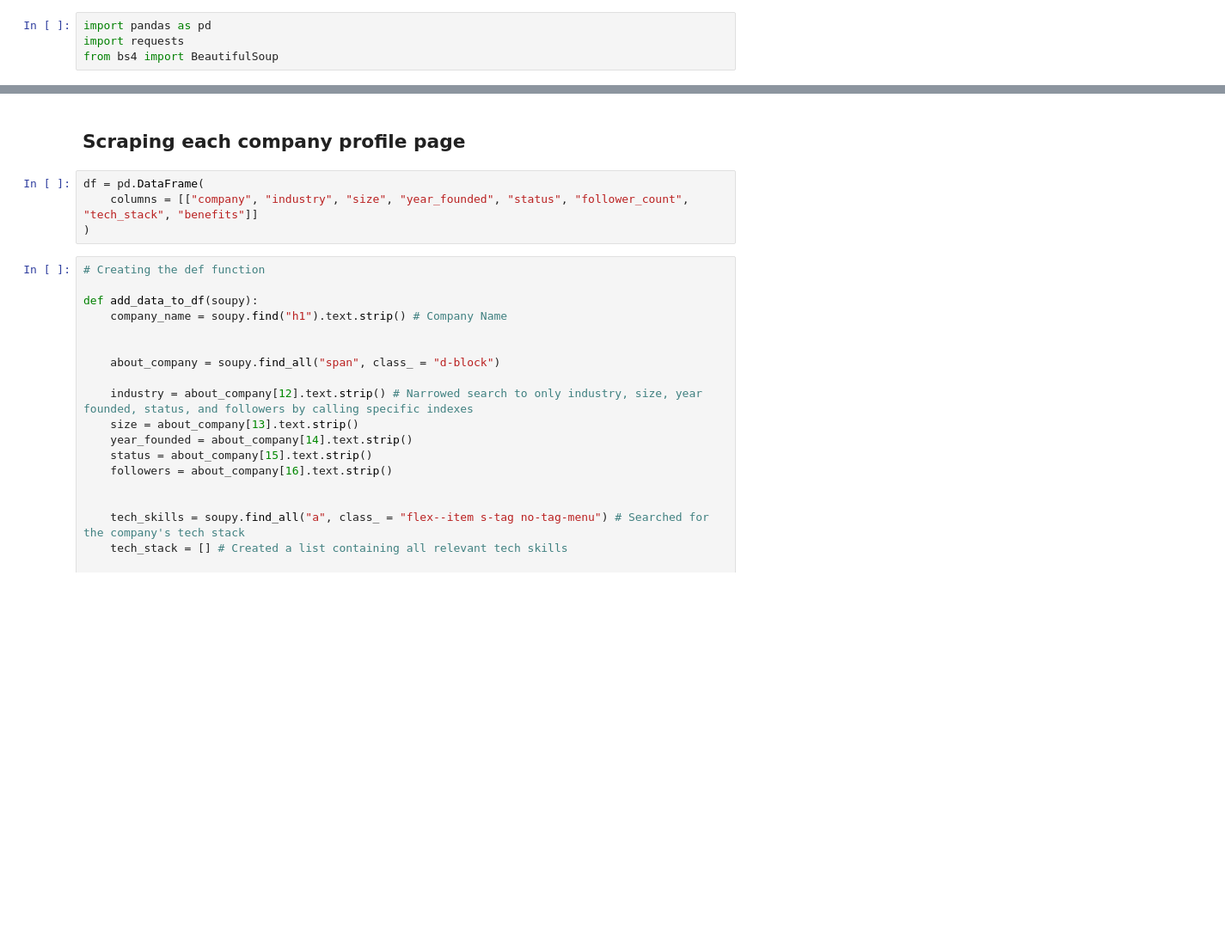
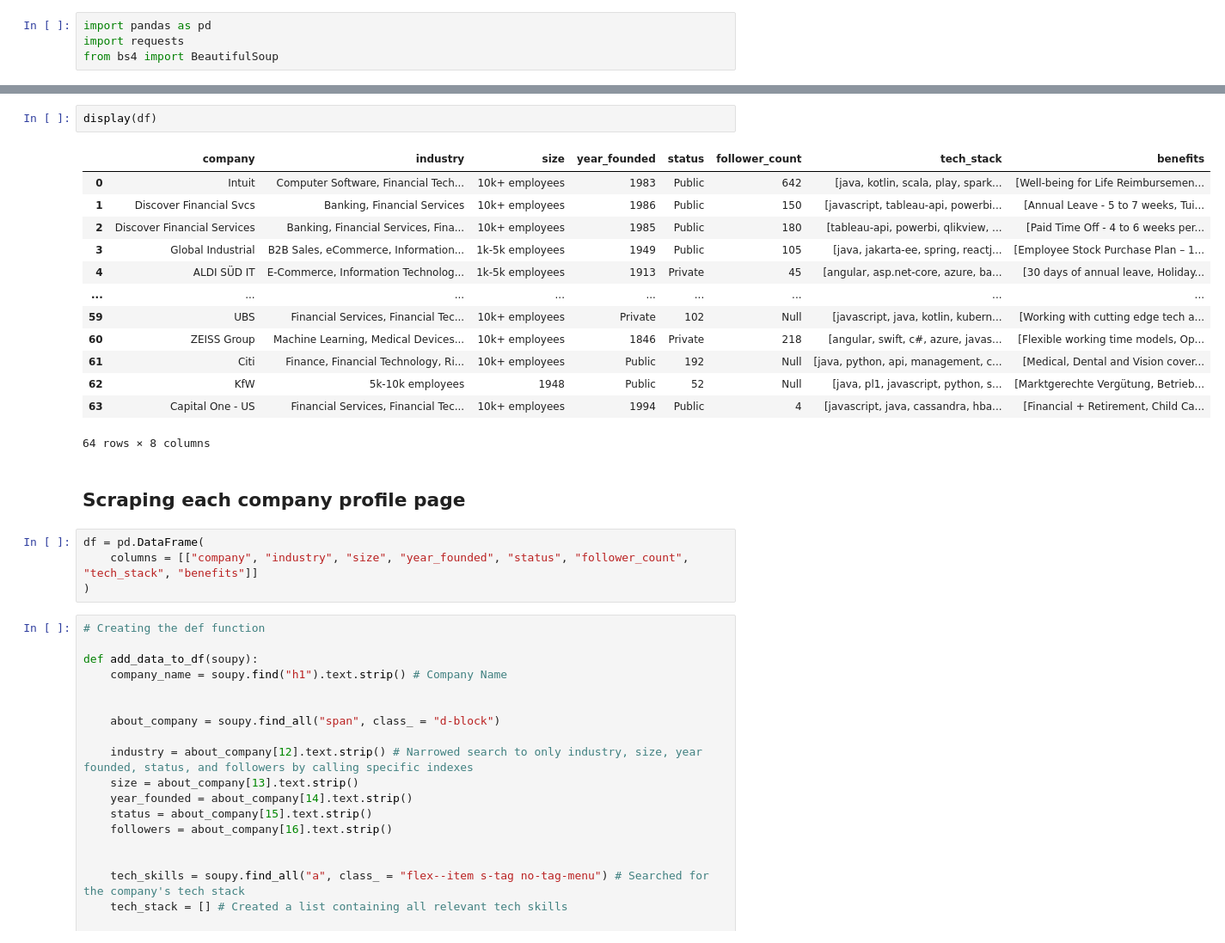
Before and after one commit to Willnguyen02/Stack-Overflow-Companies-Web-Scraper, a Jupyter notebook: main.ipynb, the cells around one changed output, grey strips where cells are left out. Shown at 86% size. Saved outputs shown, nothing was run; the diff lists cells and outputs as text; blank space fills up the shorter version.

```diff
--- a/main.ipynb
+++ b/main.ipynb
@@ -173,3 +202,19 @@ IndexError: list index out of range
+# %%
+display(df)
+# %% [output]
+|  | company | industry | size | year_founded | status | follower_count | tech_stack | benefits |
+| 0 | Intuit | Computer Software, Financial Tech... | 10k+ employees | 1983 | Public | 642 | [java, kotlin, scala, play, spark... | [Well-being for Life Reimbursemen... |
+| 1 | Discover Financial Svcs | Banking, Financial Services | 10k+ employees | 1986 | Public | 150 | [javascript, tableau-api, powerbi... | [Annual Leave - 5 to 7 weeks, Tui... |
+| 2 | Discover Financial Services | Banking, Financial Services, Fina... | 10k+ employees | 1985 | Public | 180 | [tableau-api, powerbi, qlikview, ... | [Paid Time Off - 4 to 6 weeks per... |
+| 3 | Global Industrial | B2B Sales, eCommerce, Information... | 1k-5k employees | 1949 | Public | 105 | [java, jakarta-ee, spring, reactj... | [Employee Stock Purchase Plan – 1... |
+| 4 | ALDI SÜD IT | E-Commerce, Information Technolog... | 1k-5k employees | 1913 | Private | 45 | [angular, asp.net-core, azure, ba... | [30 days of annual leave, Holiday... |
+| ... | ... | ... | ... | ... | ... | ... | ... | ... |
+| 59 | UBS | Financial Services, Financial Tec... | 10k+ employees | Private | 102 | Null | [javascript, java, kotlin, kubern... | [Working with cutting edge tech a... |
+| 60 | ZEISS Group | Machine Learning, Medical Devices... | 10k+ employees | 1846 | Private | 218 | [angular, swift, c#, azure, javas... | [Flexible working time models, Op... |
+| 61 | Citi | Finance, Financial Technology, Ri... | 10k+ employees | Public | 192 | Null | [java, python, api, management, c... | [Medical, Dental and Vision cover... |
+| 62 | KfW | 5k-10k employees | 1948 | Public | 52 | Null | [java, pl1, javascript, python, s... | [Marktgerechte Vergütung, Betrieb... |
+| 63 | Capital One - US | Financial Services, Financial Tec... | 10k+ employees | 1994 | Public | 4 | [javascript, java, cassandra, hba... | [Financial + Retirement, Child Ca... |
+64 rows × 8 columns
 # %% [markdown]
 ## Scraping each company profile page
 # %%
```
Also changed, not shown: parts of 16 cells of this notebook.
